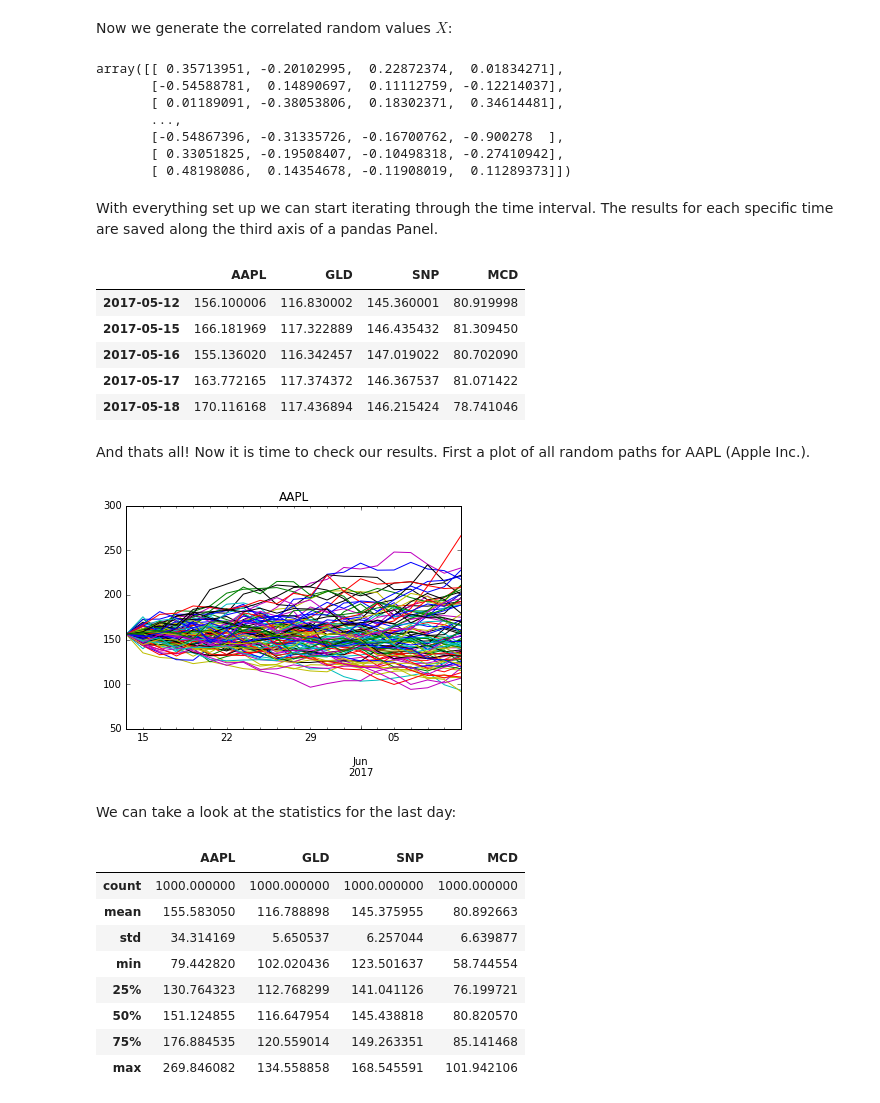
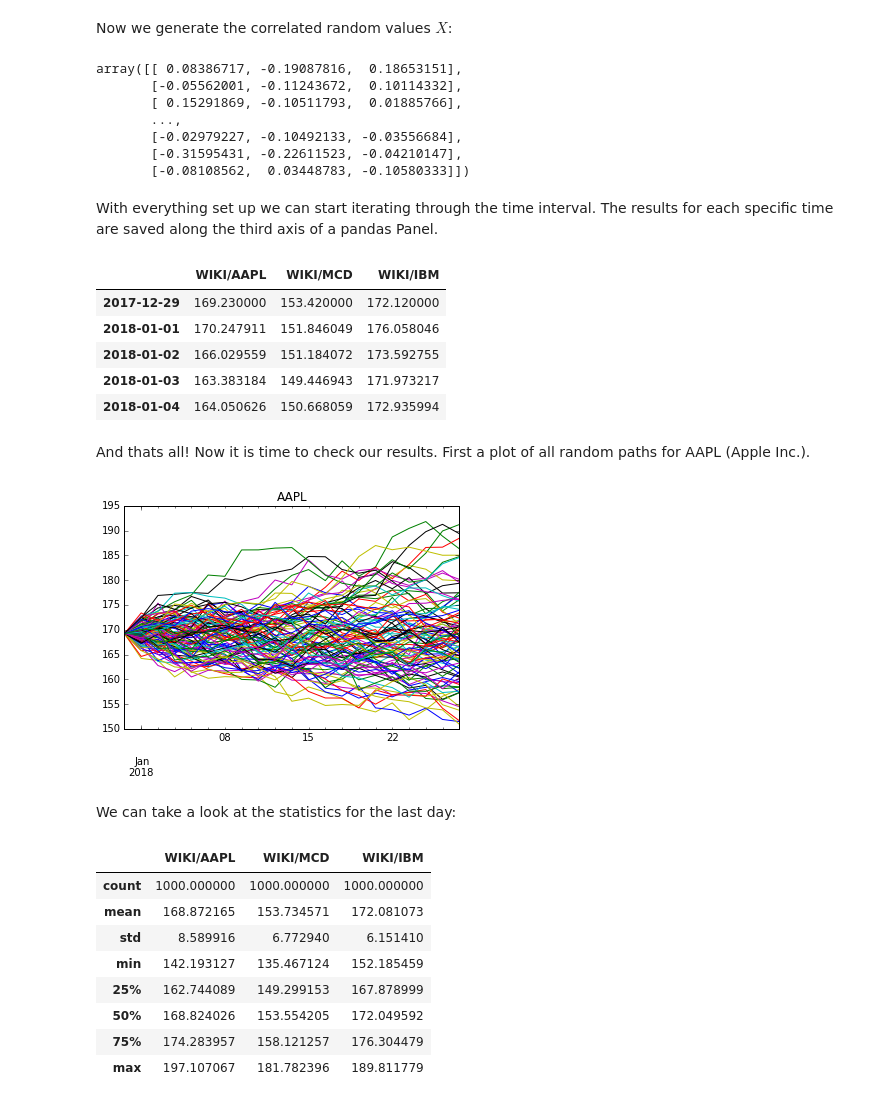
Before and after one commit to polyhedron-gdl/introduction-to-monte-carlo-for-finance, a Jupyter notebook: notebooks/n05_mcs_multi_asset_path.ipynb, the cells around one changed output. Drawn from its saved outputs; the diff is of its cells as text; code cells hidden in the pictures.

```diff
--- a/notebooks/n05_mcs_multi_asset_path.ipynb
+++ b/notebooks/n05_mcs_multi_asset_path.ipynb
@@ -119,14 +119,19 @@ Download and prepare the data
 
 First we download some data from Yahoo:
 # %%
+import warnings; warnings.simplefilter('ignore')
+
 from pandas_datareader import DataReader
 from pandas import Panel, DataFrame
 
-symbols = ['AAPL',    # Apple Inc.
-           'GLD',     # SPDR Gold Trust ETF
-           'SNP',     # S&P 500 Index
-           'MCD']     # McDonald's Corporation
-data = dict((symbol, DataReader(symbol, "yahoo", pause=1)) for symbol in symbols)
+symbols = ['WIKI/AAPL','WIKI/MCD','WIKI/IBM']
+
+# We would like all available data from 01/01/2000 until 12/31/2016.
+start_date = '2017-01-01'
+end_date   = '2017-12-31'
+
+data = dict((symbol, DataReader(symbol, "quandl", start_date, end_date)) for symbol in symbols)
+
 panel = Panel(data).swapaxes('items', 'minor')
 closing = panel['Close'].dropna()
 closing.tail()
@@ -198,7 +203,7 @@ import numpy as np
 from pandas import bdate_range   # business days
 
 n_days = 21
-dates = bdate_range(start=closing.ix[-1].name, periods=n_days)
+dates = bdate_range(start=closing.iloc[-1].name, periods=n_days)
 n_assets = len(symbols)
 n_sims = 1000
 dt = 1./252
@@ -212,47 +217,48 @@ rand_values = np.random.standard_normal(size = (n_days * n_sims, n_assets)) #
 corr_values = rand_values.dot(upper_cholesky)*sigma
 corr_values
 # %% [output]
-array([[ 0.35713951, -0.20102995,  0.22872374,  0.01834271],
-       [-0.54588781,  0.14890697,  0.11112759, -0.12214037],
-       [ 0.01189091, -0.38053806,  0.18302371,  0.34614481],
+array([[ 0.08386717, -0.19087816,  0.18653151],
+       [-0.05562001, -0.11243672,  0.10114332],
+       [ 0.15291869, -0.10511793,  0.01885766],
        ...,
-       [-0.54867396, -0.31335726, -0.16700762, -0.900278  ],
-       [ 0.33051825, -0.19508407, -0.10498318, -0.27410942],
-       [ 0.48198086,  0.14354678, -0.11908019,  0.11289373]])
+       [-0.02979227, -0.10492133, -0.03556684],
+       [-0.31595431, -0.22611523, -0.04210147],
+       [-0.08108562,  0.03448783, -0.10580333]])
 # %% [markdown]
 With everything set up we can start iterating through the time interval. The results for each specific time are saved along the third axis of a pandas Panel.
 # %%
+nAsset = 3
 prices = Panel(items=range(n_sims), minor_axis=symbols, major_axis=dates)
-prices.ix[:, 0, :] = closing.ix[-1].values.repeat(1000).reshape(4,1000).T # set initial values
+prices.iloc[:, 0, :] = closing.iloc[-1].values.repeat(n_sims).reshape(nAsset,n_sims).T # set initial values
 
 for i in range(1,n_days):
-    prices.ix[:, i, :] = prices.ix[:, i-1,:] * (exp((mu-0.5*sigma**2)*dt +  sqrt(dt)*corr_values[i::n_days])).T
+    prices.iloc[:, i, :] = prices.iloc[:, i-1,:] * (exp((mu-0.5*sigma**2)*dt +  sqrt(dt)*corr_values[i::n_days])).T
 
-prices.ix[123, :, :].head()   # show random path
+prices.iloc[123, :, :].head()   # show random path
 # %% [output]
-|  | AAPL | GLD | SNP | MCD |
-| 2017-05-12 | 156.100006 | 116.830002 | 145.360001 | 80.919998 |
-| 2017-05-15 | 166.181969 | 117.322889 | 146.435432 | 81.309450 |
-| 2017-05-16 | 155.136020 | 116.342457 | 147.019022 | 80.702090 |
-| 2017-05-17 | 163.772165 | 117.374372 | 146.367537 | 81.071422 |
-| 2017-05-18 | 170.116168 | 117.436894 | 146.215424 | 78.741046 |
+|  | WIKI/AAPL | WIKI/MCD | WIKI/IBM |
+| 2017-12-29 | 169.230000 | 153.420000 | 172.120000 |
+| 2018-01-01 | 170.247911 | 151.846049 | 176.058046 |
+| 2018-01-02 | 166.029559 | 151.184072 | 173.592755 |
+| 2018-01-03 | 163.383184 | 149.446943 | 171.973217 |
+| 2018-01-04 | 164.050626 | 150.668059 | 172.935994 |
 # %% [markdown]
 And thats all! Now it is time to check our results. First a plot of all random paths for AAPL (Apple Inc.).
 # %%
-prices.ix[::10, :, 'AAPL'].plot(title='AAPL', legend=False);
+prices.loc[::10, :, 'WIKI/AAPL'].plot(title='AAPL', legend=False);
 # %% [output]
-[figure, old version]
+[figure, new version]
 # %% [markdown]
 We can take a look at the statistics for the last day:
 # %%
-prices.ix[:, -1, :].T.describe()
+prices.iloc[:, -1, :].T.describe()
 # %% [output]
-|  | AAPL | GLD | SNP | MCD |
-| count | 1000.000000 | 1000.000000 | 1000.000000 | 1000.000000 |
-| mean | 155.583050 | 116.788898 | 145.375955 | 80.892663 |
-| std | 34.314169 | 5.650537 | 6.257044 | 6.639877 |
-| min | 79.442820 | 102.020436 | 123.501637 | 58.744554 |
-| 25% | 130.764323 | 112.768299 | 141.041126 | 76.199721 |
-| 50% | 151.124855 | 116.647954 | 145.438818 | 80.820570 |
-| 75% | 176.884535 | 120.559014 | 149.263351 | 85.141468 |
-| max | 269.846082 | 134.558858 | 168.545591 | 101.942106 |
+|  | WIKI/AAPL | WIKI/MCD | WIKI/IBM |
+| count | 1000.000000 | 1000.000000 | 1000.000000 |
+| mean | 168.872165 | 153.734571 | 172.081073 |
+| std | 8.589916 | 6.772940 | 6.151410 |
+| min | 142.193127 | 135.467124 | 152.185459 |
+| 25% | 162.744089 | 149.299153 | 167.878999 |
+| 50% | 168.824026 | 153.554205 | 172.049592 |
+| 75% | 174.283957 | 158.121257 | 176.304479 |
+| max | 197.107067 | 181.782396 | 189.811779 |
```
Also changed, not shown: parts of 6 cells of this notebook, 3 other files.
